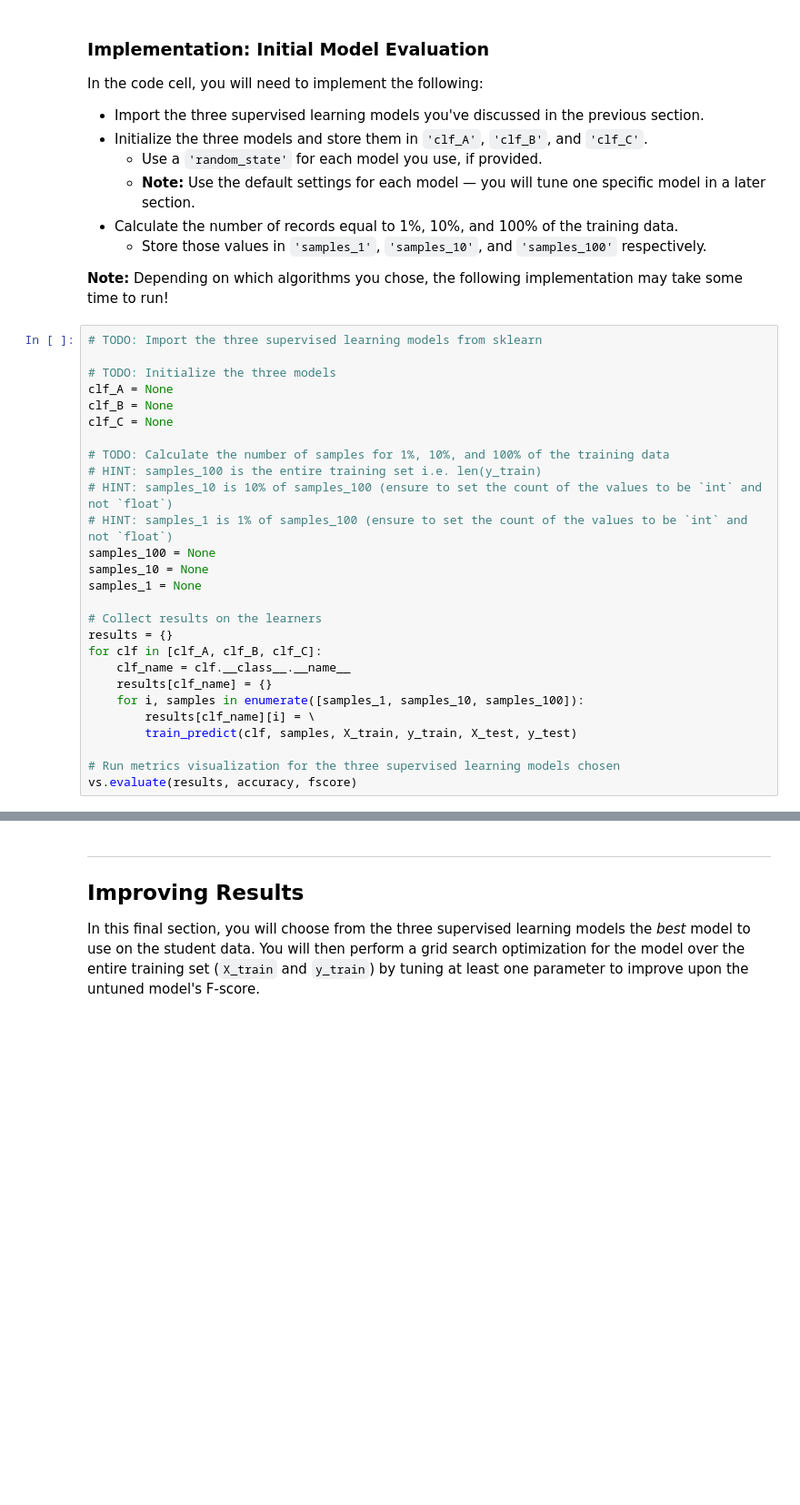
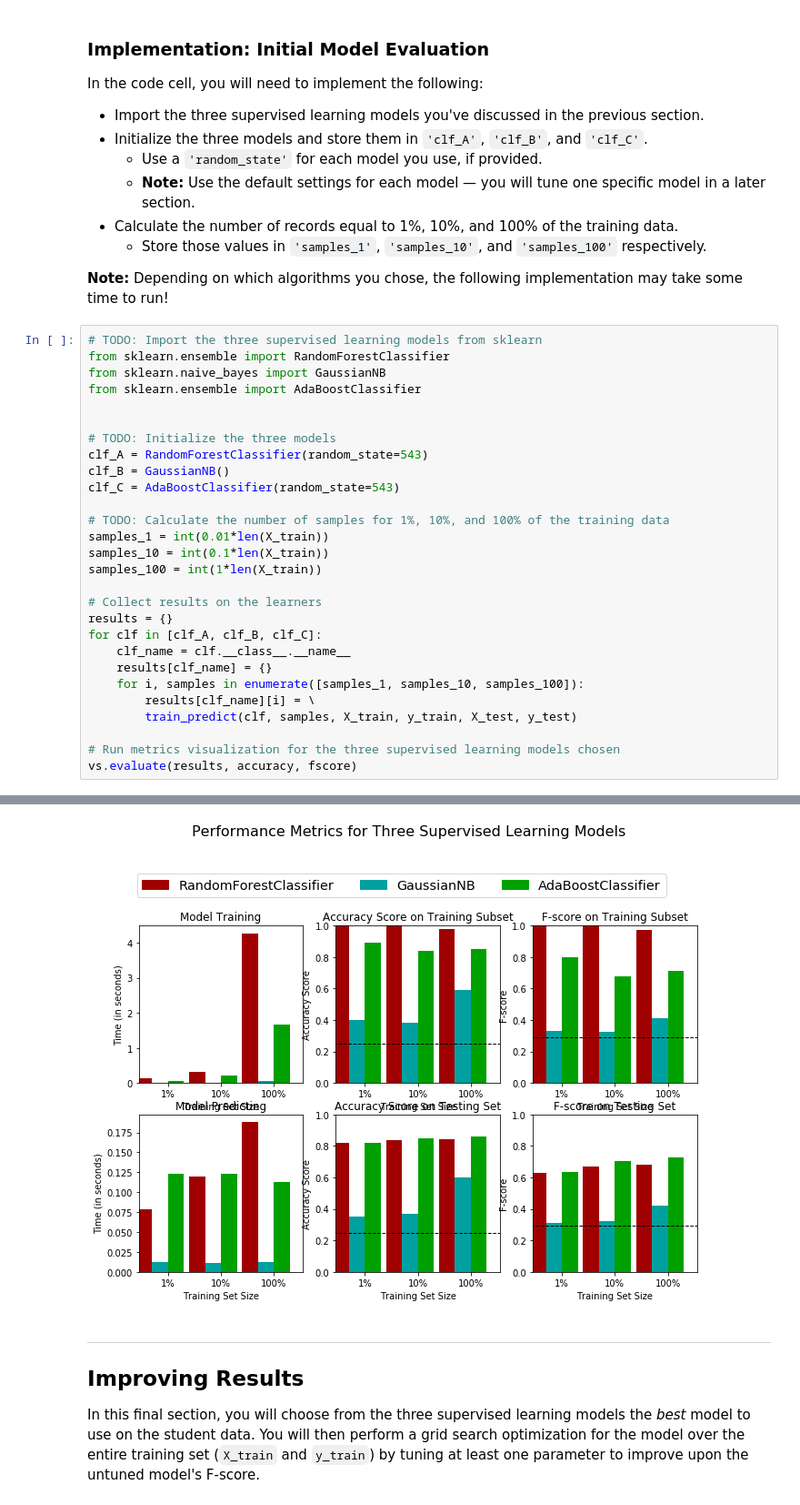
Before and after one commit to Siddharth1698/Machine-Learning-with-Tensorflow, a Jupyter notebook: projects/p1_charityml/finding_donors.ipynb, the cells around one changed output, grey strips where cells are left out. Shown: that part at 91% size. Saved outputs shown, nothing was run; the diff lists cells and outputs as text; blank space fills up the shorter version.

```diff
--- a/projects/p1_charityml/finding_donors.ipynb
+++ b/projects/p1_charityml/finding_donors.ipynb
@@ -363,19 +385,20 @@ In the code cell, you will need to implement the following:
 **Note:** Depending on which algorithms you chose, the following implementation may take some time to run!
 # %%
 # TODO: Import the three supervised learning models from sklearn
+from sklearn.ensemble import RandomForestClassifier
+from sklearn.naive_bayes import GaussianNB
+from sklearn.ensemble import AdaBoostClassifier
+
 
 # TODO: Initialize the three models
-clf_A = None
-clf_B = None
-clf_C = None
+clf_A = RandomForestClassifier(random_state=543)
+clf_B = GaussianNB()
+clf_C = AdaBoostClassifier(random_state=543)
 
 # TODO: Calculate the number of samples for 1%, 10%, and 100% of the training data
-# HINT: samples_100 is the entire training set i.e. len(y_train)
-# HINT: samples_10 is 10% of samples_100 (ensure to set the count of the values to be `int` and not `float`)
-# HINT: samples_1 is 1% of samples_100 (ensure to set the count of the values to be `int` and not `float`)
-samples_100 = None
-samples_10 = None
-samples_1 = None
+samples_1 = int(0.01*len(X_train))
+samples_10 = int(0.1*len(X_train))
+samples_100 = int(1*len(X_train))
 
 # Collect results on the learners
 results = {}
@@ -388,3 +411,4 @@ for clf in [clf_A, clf_B, clf_C]:
 
 # Run metrics visualization for the three supervised learning models chosen
 vs.evaluate(results, accuracy, fscore)
+# %% [output]
@@ -391,3 +424,4 @@ vs.evaluate(results, accuracy, fscore)
+[figure, added]
 # %% [markdown]
 ----
 ## Improving Results
```
Also changed, not shown: parts of 8 cells of this notebook.
